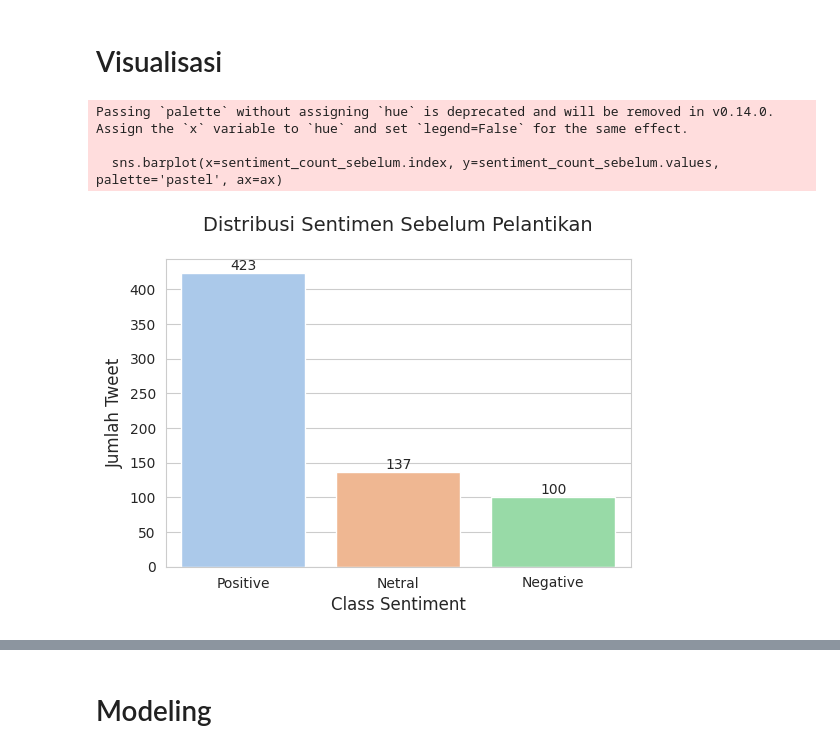
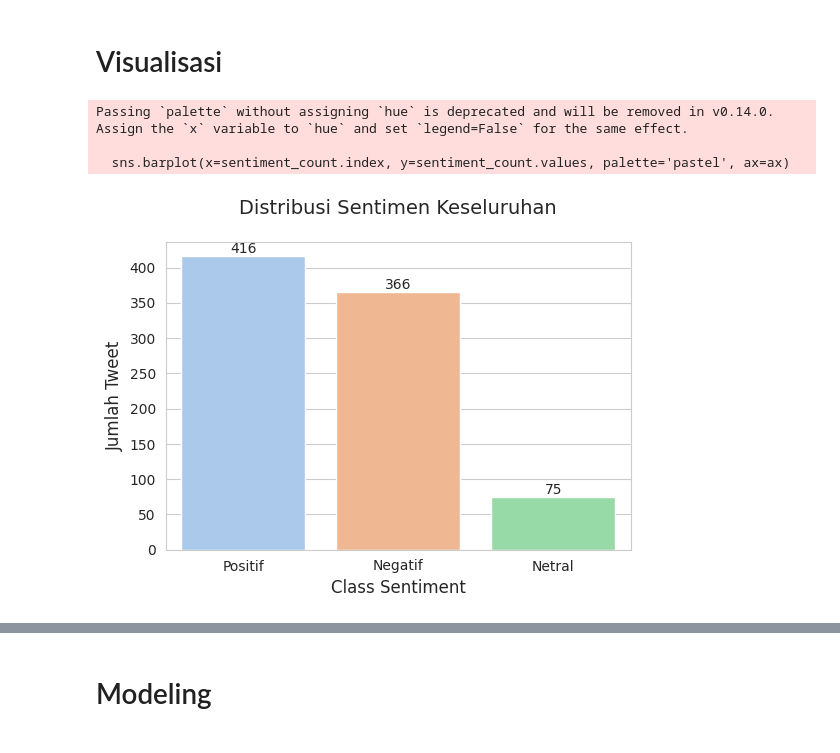
Before and after one commit to brill-liyan/analisis_sentiment, a Jupyter notebook: Sentiment_Analysis.ipynb, the cells around one changed output, grey strips where cells are left out. Saved outputs shown, nothing was run; the diff lists cells and outputs as text; code cells hidden in the pictures.

```diff
--- a/Sentiment_Analysis.ipynb
+++ b/Sentiment_Analysis.ipynb
@@ -479,0 +464,32 @@ data.head()
+# %%
+# Load lexicon files
+def load_lexicon(file_path):
+    """Load lexicon TSV file and return as a dictionary."""
+    lexicon_df = pd.read_csv(file_path, sep='\t')
+    return dict(zip(lexicon_df['word'], lexicon_df['weight']))
+
+negative_lexicon = load_lexicon('negative.tsv')
+positive_lexicon = load_lexicon('positive.tsv')
+
+# Merge lexicons
+lexicon = {**positive_lexicon, **negative_lexicon}
+
+def analyze_sentiment(text):
+    words = text.split()  # Split text into words
+    sentiment_score = 0
+
+    for word in words:
+        sentiment_score += lexicon.get(word.lower(), 0)  # Look up word in lexicon, default to 0
+
+    if sentiment_score > 0:
+        sentiment = "Positif"
+    elif sentiment_score < 0:
+        sentiment = "Negatif"
+    else:
+        sentiment = "Netral"
+    return sentiment
+
+# Labeling data
+data['Sentiment'] = data['clean_tweet'].apply(analyze_sentiment)
+data.to_csv('data_label.csv', index=False)
+data.head()
@@ -501,20 +524,20 @@ sesudah_pelantikan.shape
 # %% [markdown]
 # Visualisasi
 # %%
-sentiment_count_sebelum = sebelum_pelantikan['Sentiment'].value_counts()
+sentiment_count = data['Sentiment'].value_counts()
 
 sns.set_style('whitegrid')
 fig, ax = plt.subplots(figsize=(6, 4))
-sns.barplot(x=sentiment_count_sebelum.index, y=sentiment_count_sebelum.values, palette='pastel', ax=ax)
-plt.title('Distribusi Sentimen Sebelum Pelantikan', fontsize=14, pad=20)
+sns.barplot(x=sentiment_count.index, y=sentiment_count.values, palette='pastel', ax=ax)
+plt.title('Distribusi Sentimen Keseluruhan', fontsize=14, pad=20)
 plt.xlabel('Class Sentiment', fontsize=12)
 plt.ylabel('Jumlah Tweet', fontsize=12)
-for i, count in enumerate(sentiment_count_sebelum.values):
+for i, count in enumerate(sentiment_count.values):
     ax.text(i, count + 0.10, str(count), ha='center', va='bottom')
 
 plt.show()
 # %% [output]
 Passing `palette` without assigning `hue` is deprecated and will be removed in v0.14.0. Assign the `x` variable to `hue` and set `legend=False` for the same effect.
 
-  sns.barplot(x=sentiment_count_sebelum.index, y=sentiment_count_sebelum.values, palette='pastel', ax=ax)
+  sns.barplot(x=sentiment_count.index, y=sentiment_count.values, palette='pastel', ax=ax)
-[figure, old version]
+[figure, new version]
```
Also changed, not shown: parts of 23 cells of this notebook, 8 other files.
